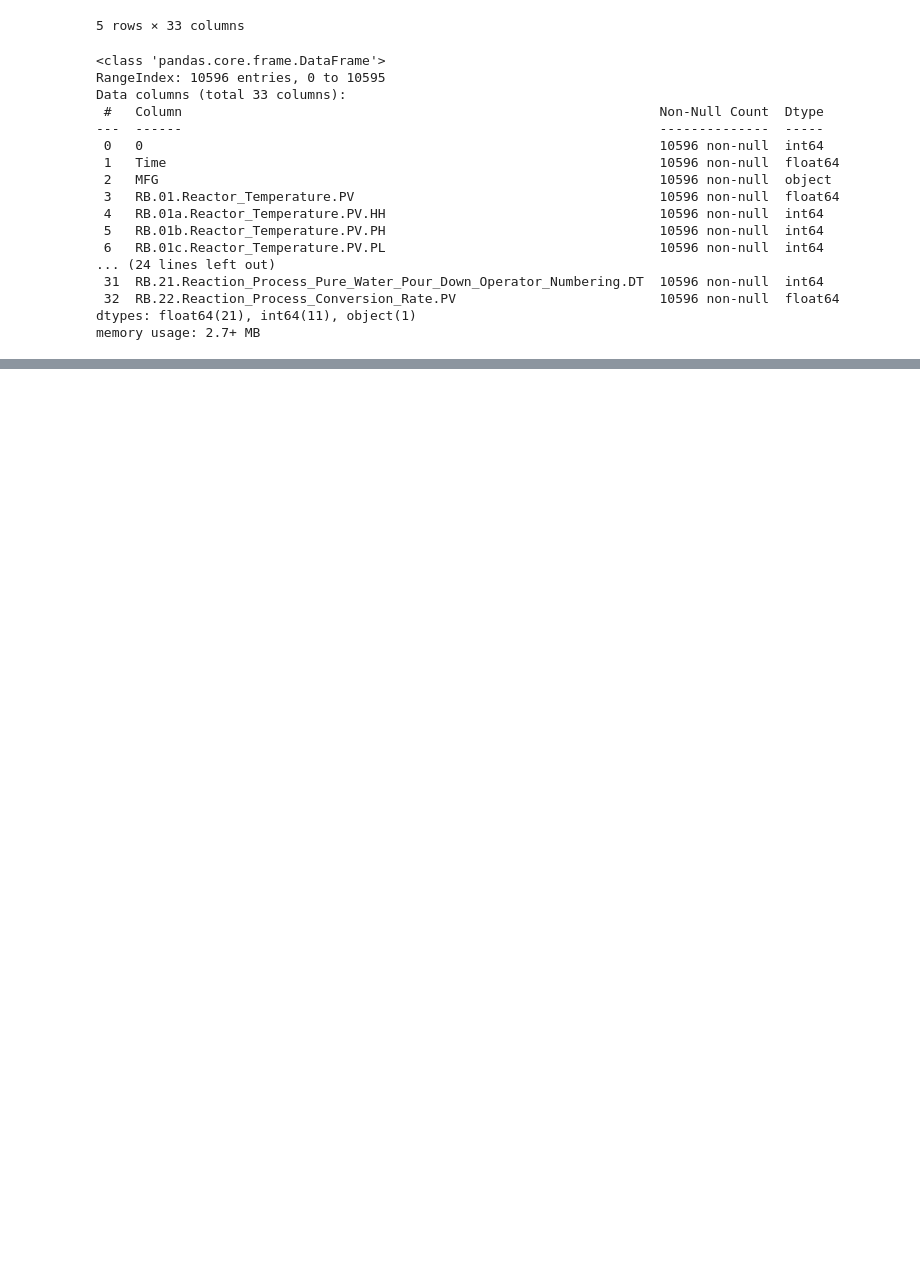
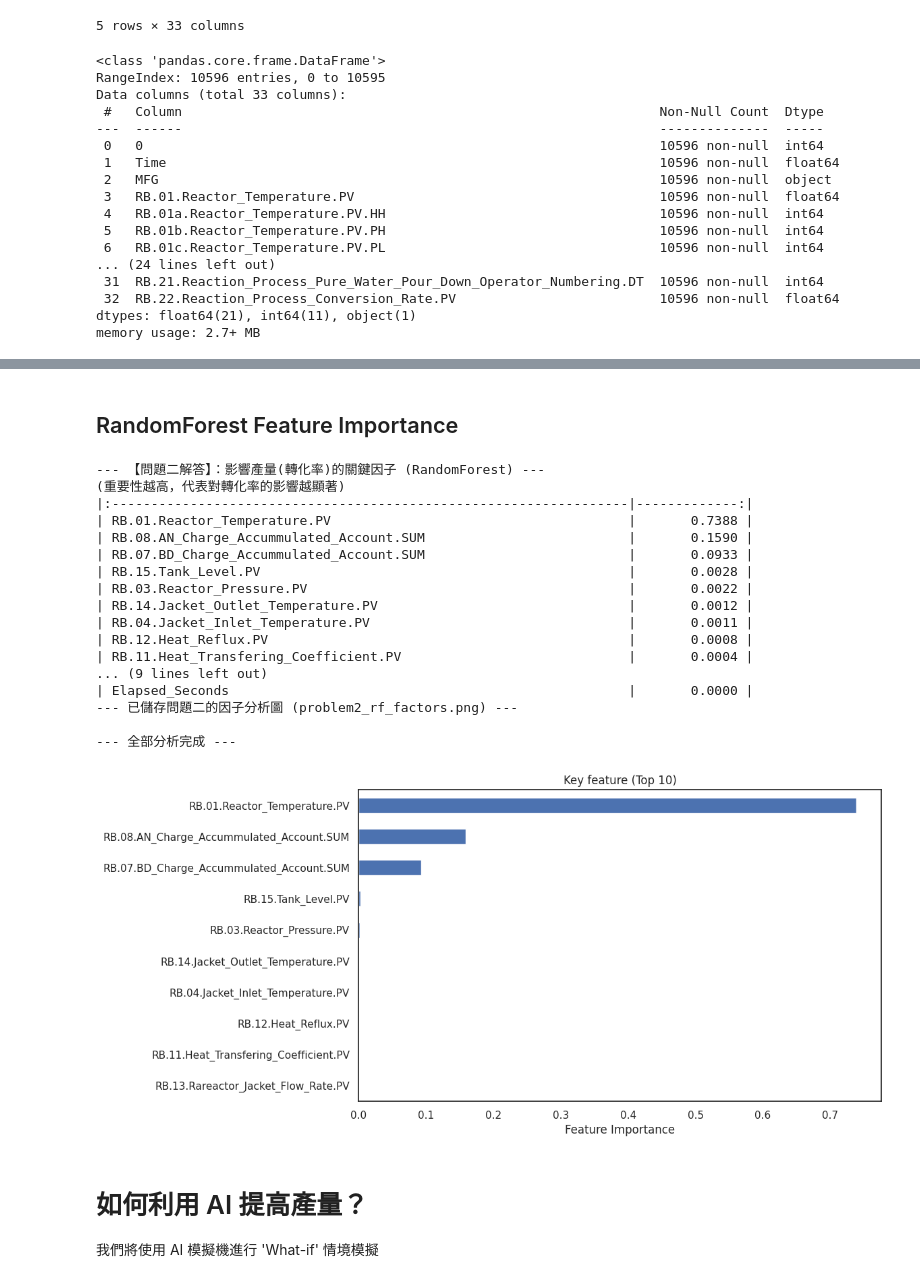
Before and after one commit to jay900411/DataAnalysis, a Jupyter notebook: 化工廠反應器溫度真實問題實作.ipynb, the cells around one changed output, grey strips where cells are left out. Saved outputs shown, nothing was run; the diff lists cells and outputs as text; code cells hidden in the pictures; blank space fills up the shorter version.

```diff
--- a/化工廠反應器溫度真實問題實作.ipynb
+++ b/化工廠反應器溫度真實問題實作.ipynb
@@ -411,0 +325,46 @@ results_df = results_df.append(results_df_2, ignore_index=True)
+# %% [markdown]
+## RandomForest Feature Importance
+# %%
+rf_importance = pd.DataFrame(
+    data=rf_model.feature_importances_,
+    index=X_conv.columns,
+    columns=['Importance']
+).sort_values(by='Importance', ascending=False)
+
+print('\n--- 【問題二解答】：影響產量(轉化率)的關鍵因子 (RandomForest) ---')
+print("(重要性越高，代表對轉化率的影響越顯著)")
+print(rf_importance.to_markdown(floatfmt=".4f"))
+
+# 繪製因子重要性圖
+
+plt.figure(figsize=(10, 6))
+rf_importance.head(10)['Importance'].plot(kind='barh')
+plt.gca().invert_yaxis()
+plt.title("Key feature (Top 10)")
+plt.xlabel("Feature Importance")
+plt.savefig("problem2_rf_factors.png", bbox_inches='tight')
+print("--- 已儲存問題二的因子分析圖 (problem2_rf_factors.png) ---")
+
+print("\n--- 全部分析完成 ---")
+# %% [output]
+--- 【問題二解答】：影響產量(轉化率)的關鍵因子 (RandomForest) ---
+(重要性越高，代表對轉化率的影響越顯著)
+|:------------------------------------------------------------------|-------------:|
+| RB.01.Reactor_Temperature.PV                                      |       0.7388 |
+| RB.08.AN_Charge_Accummulated_Account.SUM                          |       0.1590 |
+| RB.07.BD_Charge_Accummulated_Account.SUM                          |       0.0933 |
+| RB.15.Tank_Level.PV                                               |       0.0028 |
+| RB.03.Reactor_Pressure.PV                                         |       0.0022 |
+| RB.14.Jacket_Outlet_Temperature.PV                                |       0.0012 |
+| RB.04.Jacket_Inlet_Temperature.PV                                 |       0.0011 |
+| RB.12.Heat_Reflux.PV                                              |       0.0008 |
+| RB.11.Heat_Transfering_Coefficient.PV                             |       0.0004 |
+... (9 lines left out)
+| Elapsed_Seconds                                                   |       0.0000 |
+--- 已儲存問題二的因子分析圖 (problem2_rf_factors.png) ---
+
+--- 全部分析完成 ---
+[figure, added]
+# %% [markdown]
+# 如何利用 AI 提高產量？
+我們將使用 AI 模擬機進行 'What-if' 情境模擬
```
Also changed, not shown: parts of 42 cells of this notebook.
